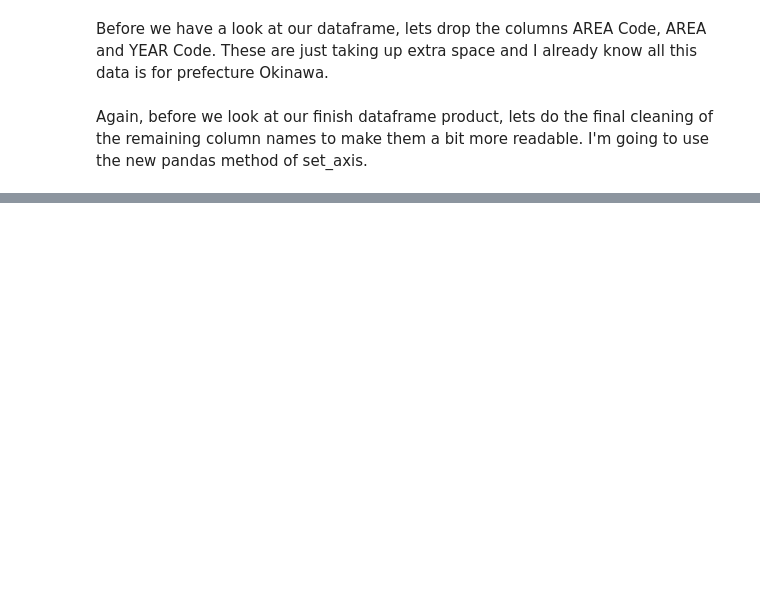
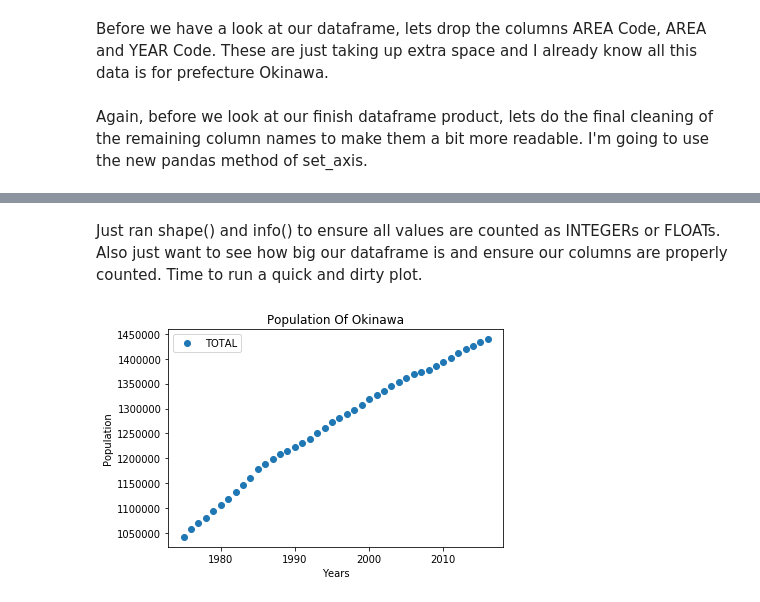
Before and after one commit to 9cLUNA/Okinawa-Population, a Jupyter notebook: oki_pop.ipynb, the cells around one changed output, grey strips where cells are left out. Drawn from its saved outputs; the diff is of its cells as text; code cells hidden in the pictures; blank space fills up the shorter version.

```diff
--- a/oki_pop.ipynb
+++ b/oki_pop.ipynb
@@ -94,0 +105,10 @@ Now lets see just a few years as a stacked bar graph. This will utlize the matpl
+# %% [markdown]
+Just ran shape() and info() to ensure all values are counted as INTEGERs or FLOATs. Also just want to see how big our dataframe is and ensure our columns are properly counted. Time to run a quick and dirty plot.
+# %%
+df.plot(x='YEAR', y='TOTAL', style='o')
+plt.title('Population Of Okinawa')
+plt.xlabel('Years')
+plt.ylabel('Population')
+plt.show()
+# %% [output]
+[figure, added]
```
Also changed, not shown: parts of 37 cells of this notebook, 1 other file.
